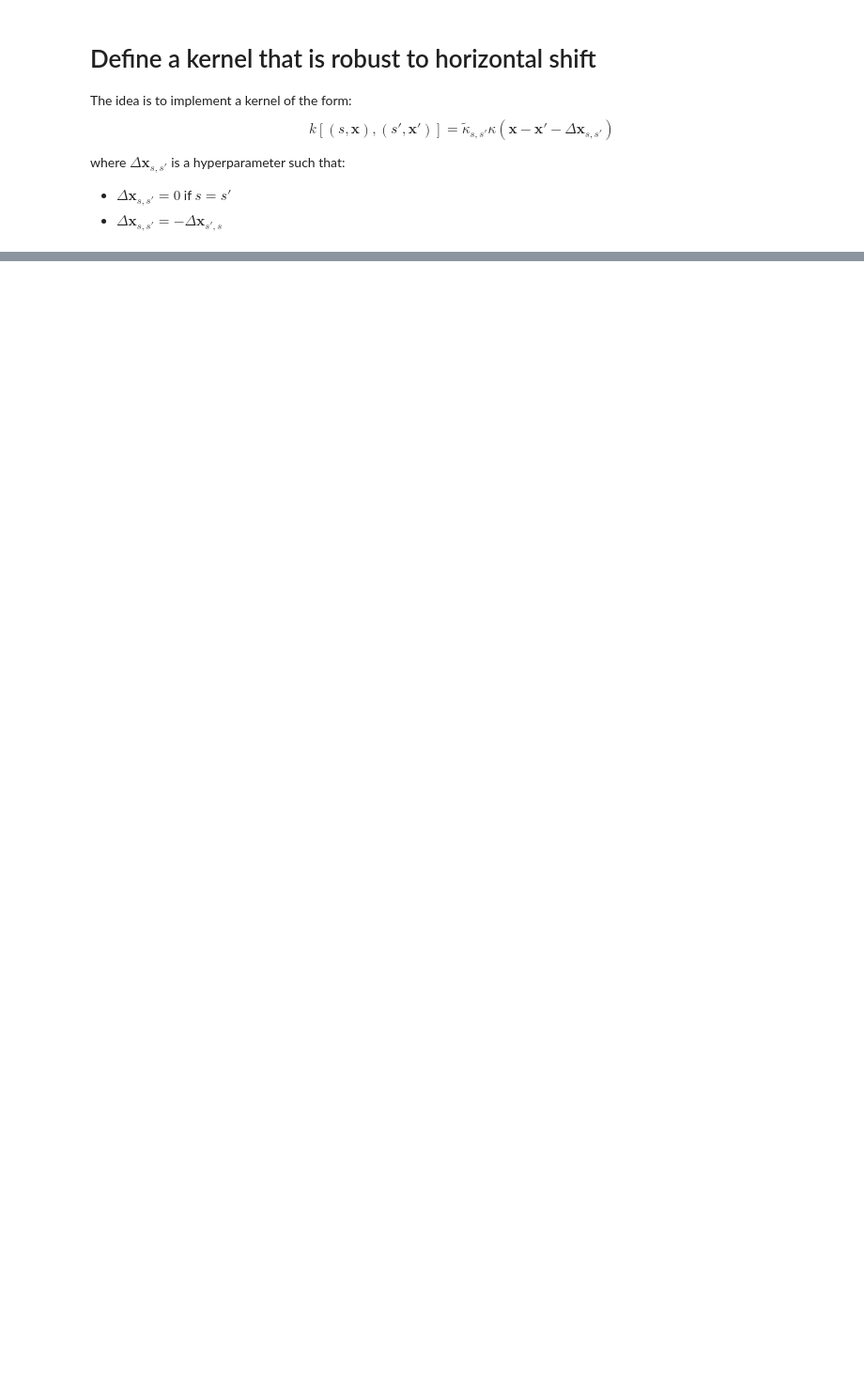
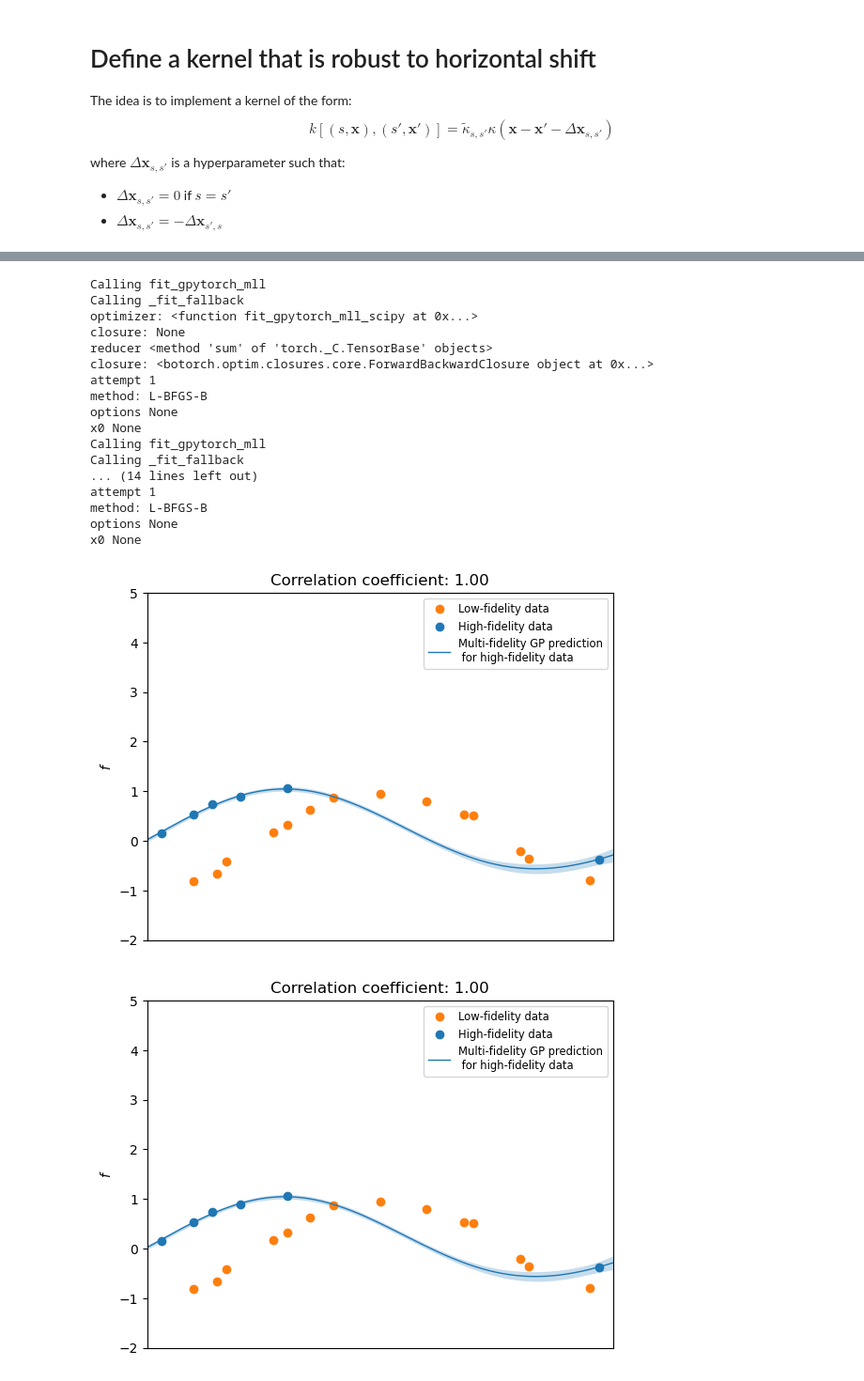
Before and after one commit to BLAST-AI-ML/synapse, a Jupyter notebook: ml/GP_training/research/Custom_multifidelity_kernel.ipynb, the cells around one changed output, grey strips where cells are left out. Shown at 94% size. Saved outputs shown, nothing was run; the diff lists cells and outputs as text; code cells hidden in the pictures; blank space fills up the shorter version.

Commit message:
Use shifted GP

```diff
--- a/ml/GP_training/research/Custom_multifidelity_kernel.ipynb
+++ b/ml/GP_training/research/Custom_multifidelity_kernel.ipynb
@@ -157,7 +247,9 @@ where $\Delta \boldsymbol{x}_{s, s'}$ is a hyperparameter such that:
 # %%
-gp = MultiTaskGP(X, y, task_feature=-1, rank=2)
+gp = ShiftedMultiTaskGP(X, y, task_feature=-1, rank=2)
 mll = ExactMarginalLogLikelihood(gp.likelihood, gp)
 fit_gpytorch_mll(mll);
+for p in gp.named_parameters():
+    print(p)
 # %% [output]
 Calling fit_gpytorch_mll
 Calling _fit_fallback
@@ -171,0 +271,28 @@ x0 None
+# %%
+# Train and plot GP (do 3 different training to check for robustness)
+for _ in range(3):
+    gp = ShiftedMultiTaskGP(X, y, task_feature=-1, rank=2)
+    mll = ExactMarginalLogLikelihood(gp.likelihood, gp)
+    fit_gpytorch_mll(mll);
+
+    plot_gp(gp, X, y)
+# %% [output]
+Calling fit_gpytorch_mll
+Calling _fit_fallback
+optimizer: <function fit_gpytorch_mll_scipy at 0x...>
+closure: None
+reducer <method 'sum' of 'torch._C.TensorBase' objects>
+closure: <botorch.optim.closures.core.ForwardBackwardClosure object at 0x...>
+attempt 1
+method: L-BFGS-B
+options None
+x0 None
+Calling fit_gpytorch_mll
+Calling _fit_fallback
+... (14 lines left out)
+attempt 1
+method: L-BFGS-B
+options None
+x0 None
+[figure, added]
+[figure, added]
```
Also changed, not shown: parts of 8 cells of this notebook.
